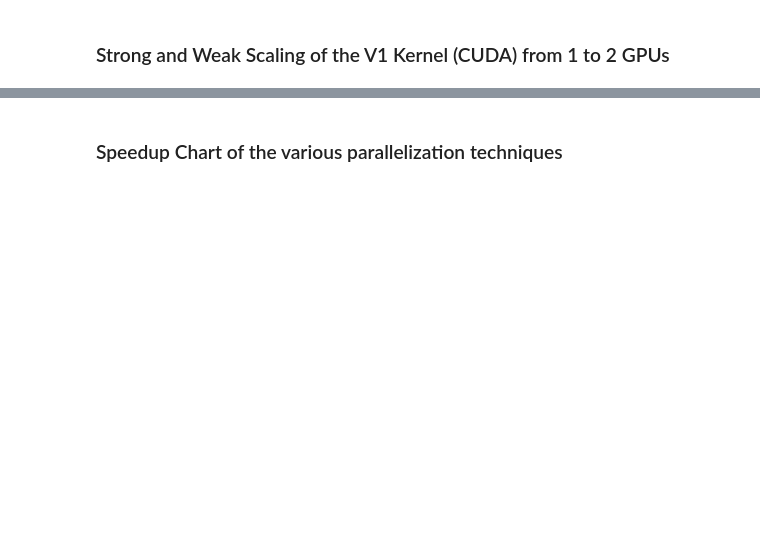
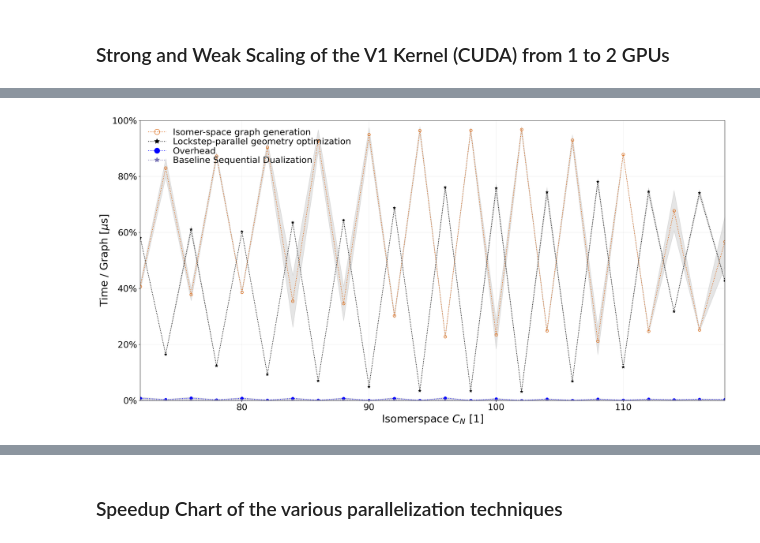
Before and after one commit to jonasdelacour/LockstepDualisation, a Jupyter notebook: reproduce.ipynb, the cells around one changed output, grey strips where cells are left out. Saved outputs shown, nothing was run; the diff lists cells and outputs as text; code cells hidden in the pictures; blank space fills up the shorter version.

```diff
--- a/reproduce.ipynb
+++ b/reproduce.ipynb
@@ -345,0 +583,47 @@ if(num_gpus>1):
+# %%
+import matplotlib.ticker as ticker
+
+df_full_pipeline = pd.read_csv(fname_full_pipeline)
+
+fig, ax = plt.subplots(figsize=(20,10), nrows=1, sharex=True, dpi=150)
+
+opt = df_full_pipeline["T_opt"].to_numpy()
+opt_sd = df_full_pipeline["TSD_opt"].to_numpy()
+tutte = df_full_pipeline["T_tutte"].to_numpy()
+tutte_sd = df_full_pipeline["TSD_tutte"].to_numpy()
+project = df_full_pipeline["T_project"].to_numpy()
+project_sd = df_full_pipeline["TSD_project"].to_numpy()
+overhead = df_full_pipeline["T_overhead"].to_numpy()
+overhead_sd = df_full_pipeline["TSD_overhead"].to_numpy()
+gen = df_full_pipeline["T_gen"].to_numpy()
+gen_sd = df_full_pipeline["TSD_gen"].to_numpy()
+dual = df_full_pipeline["T_dual"].to_numpy()
+dual_sd = df_full_pipeline["TSD_dual"].to_numpy()
+natoms = df_full_pipeline["N"].to_numpy()
+
+
+parallel = opt + tutte + project
+parallel_sd = np.sqrt(opt_sd**2 + tutte_sd**2 + project_sd**2)
+total = parallel + overhead + gen + dual
+
+def plot_normalized_line(ax, x, y, y_sd, label, color, marker, linestyle, mfc_bool=True):
+    if mfc_bool:
+        ax.plot(x, 1e2* y/total, marker=marker, color=color, label=label, linestyle=linestyle, mfc=color) #Normalized to total time, shown as percentage
+    else:
+        ax.plot(x, 1e2* y/total, marker=marker, color=color, label=label, linestyle=linestyle, mfc="None") #Normalized to total time, shown as percentage
+    ax.fill_between(x, 1e2*(y - y_sd)/total, 1e2*(y + y_sd)/total, alpha=0.1, color='k')
+
+
+plot_normalized_line(ax, natoms, gen, gen_sd, "Isomer-space graph generation", CD["Generate"], 'o', ':', False)
+plot_normalized_line(ax, natoms, parallel, parallel_sd, "Lockstep-parallel geometry optimization", "k", '*', ':')
+plot_normalized_line(ax, natoms, overhead, overhead_sd, "Overhead", "blue", 'o', ':')
+plot_normalized_line(ax, natoms, dual, dual_sd, "Baseline Sequential Dualization", CD["Dual"], '*', ':')
+
+ax.set_ylabel(r"Time / Graph [$\mu$s]")
+ax.legend()
+ax.set_xlabel(r"Isomerspace $C_N$ [1]")
+ax.set_ylim(0,100)
+#percentage formatting
+ax.yaxis.set_major_formatter(ticker.PercentFormatter())
+# %% [output]
+[figure, added]
```
Also changed, not shown: parts of 16 cells of this notebook.
